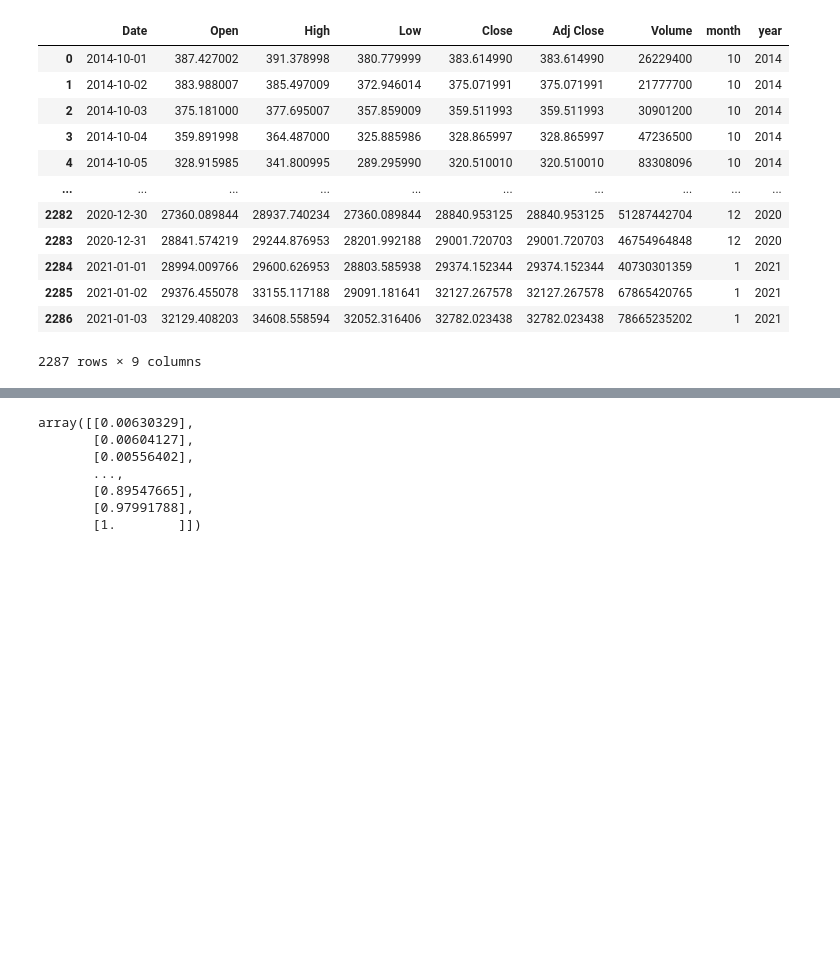
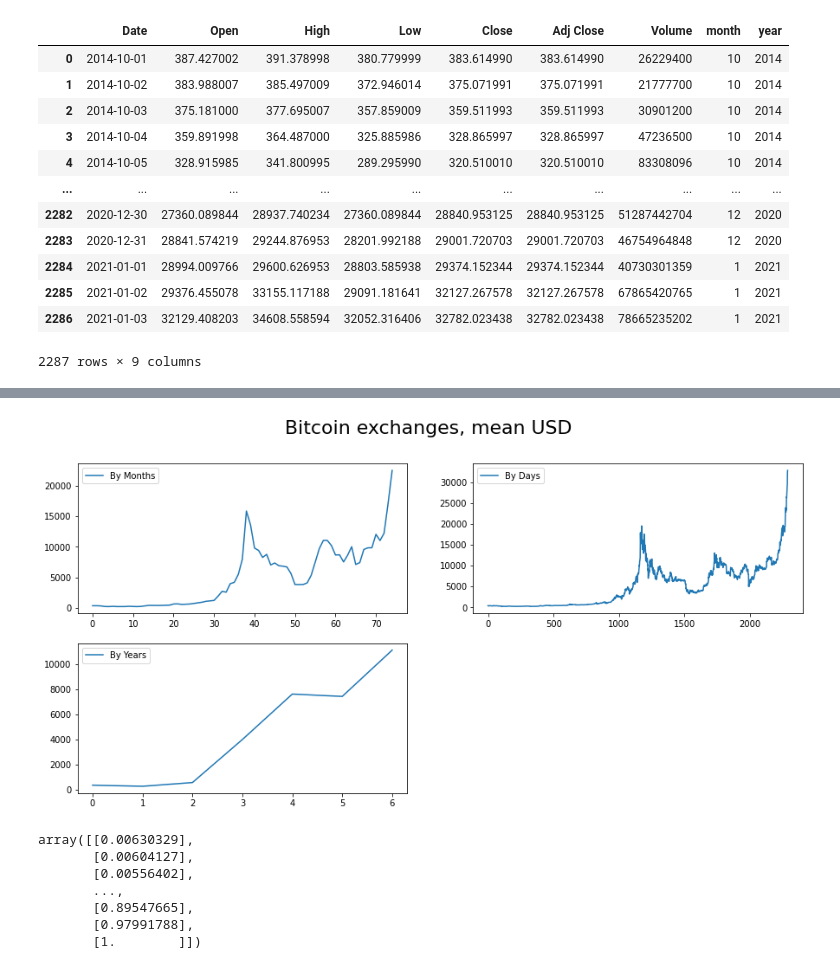
Before and after one commit to Quebec-Eric/4Periodo, a Jupyter notebook: IA/Artigo/Artigo.ipynb, the cells around one changed output, grey strips where cells are left out. Cells and saved outputs as stored; diff of their text form; code cells hidden in the pictures; blank space fills up the shorter version.

```diff
--- a/IA/Artigo/Artigo.ipynb
+++ b/IA/Artigo/Artigo.ipynb
@@ -64,3 +99,25 @@ plt.show()
+# %%
+retornarYY =FazerMatematia(df,2)
+dtYY = pd.DataFrame()
+dtYY['Close']=retornarYY
+# %%
+fig = plt.figure(figsize=[15, 7])
+plt.suptitle('Bitcoin exchanges, mean USD', fontsize=22)
+plt.subplot(221)
+plt.plot(dt.Close, '-', label='By Months')
+plt.legend()
+
+plt.subplot(222)
+plt.plot(df.Close, '-', label='By Days')
+plt.legend()
+
+plt.subplot(223)
+plt.plot(dtYY .Close, '-', label='By Years')
+plt.legend()
+
+plt.show()
+# %% [output]
+[figure, added]
 # %%
 from sklearn.preprocessing import MinMaxScaler
 min_max_scaler= MinMaxScaler()
```
Also changed, not shown: parts of 14 cells of this notebook.
